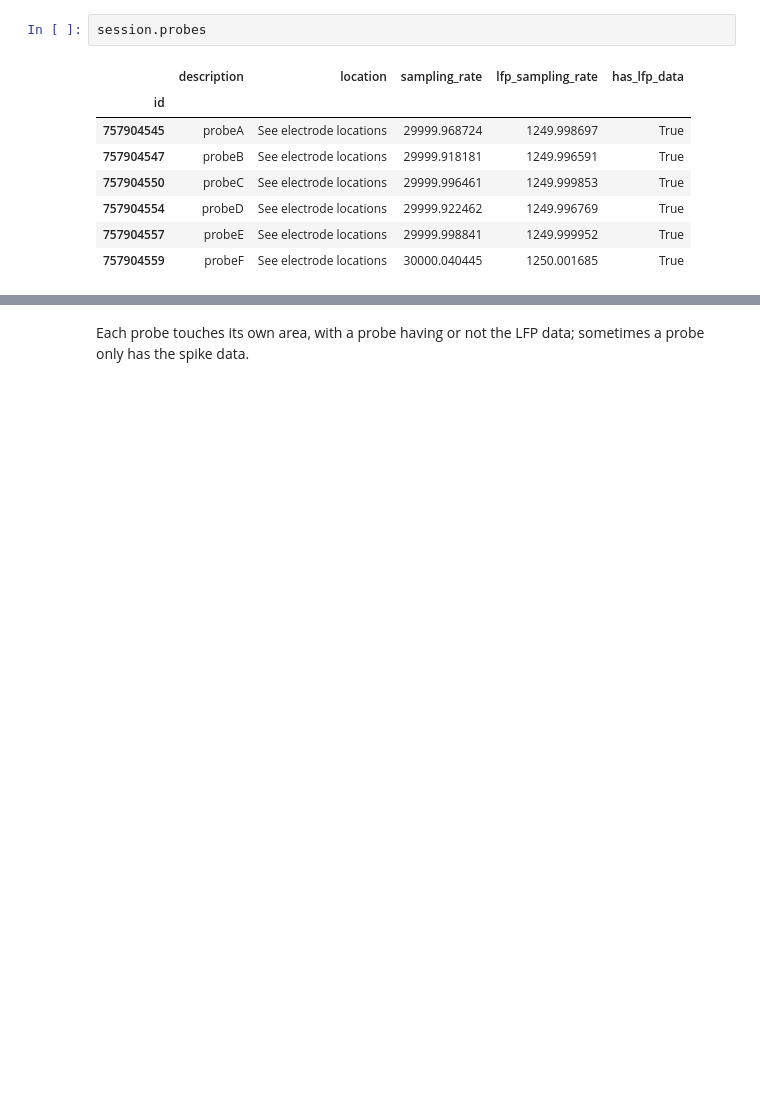
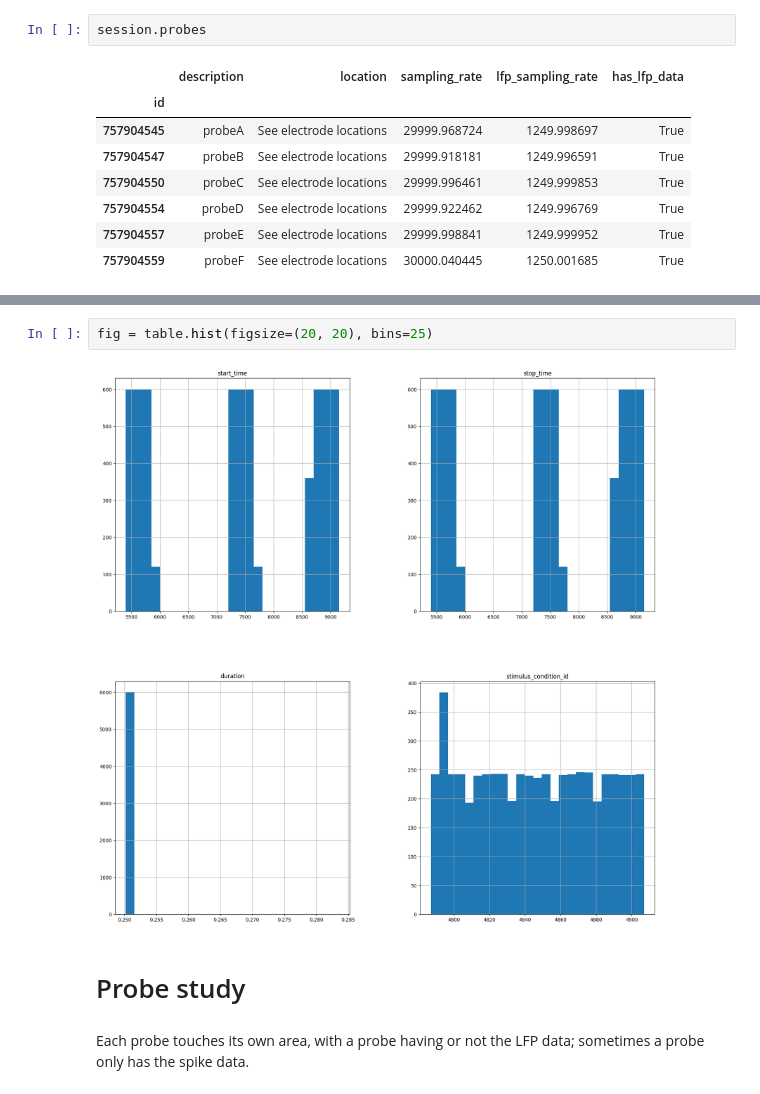
Before and after one commit to tebe-nigrelli/MMN-Group-Project, a Jupyter notebook: session_eda.ipynb, the cells around one changed output, grey strips where cells are left out. Saved outputs shown, nothing was run; the diff lists cells and outputs as text; blank space fills up the shorter version.

```diff
--- a/session_eda.ipynb
+++ b/session_eda.ipynb
@@ -47,3 +89,9 @@ Index(['stimulus_block', 'start_time', 'stop_time', 'size', 'orientation',
+# %%
+fig = table.hist(figsize=(20, 20), bins=25)
+# %% [output]
+[figure, added]
+# %% [markdown]
+# Probe study
 # %% [markdown]
 Each probe touches its own area, with a probe having or not the LFP data; sometimes a probe only has the spike data.
 # %%
```
Also changed, not shown: parts of 11 cells of this notebook.
